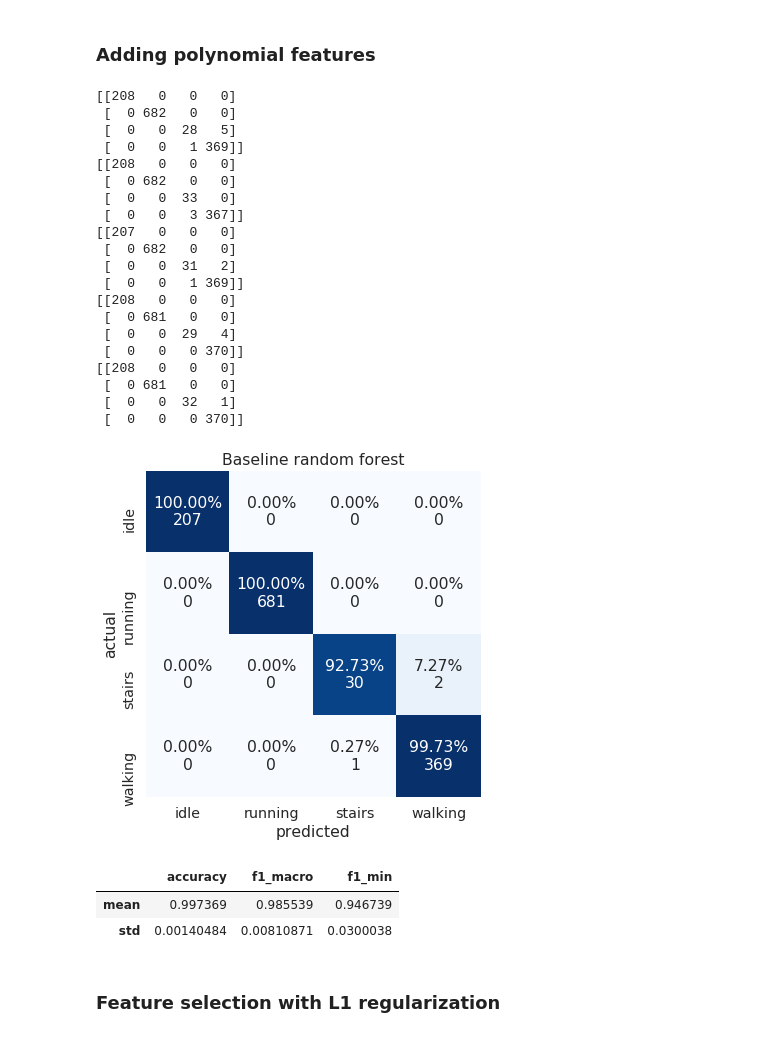
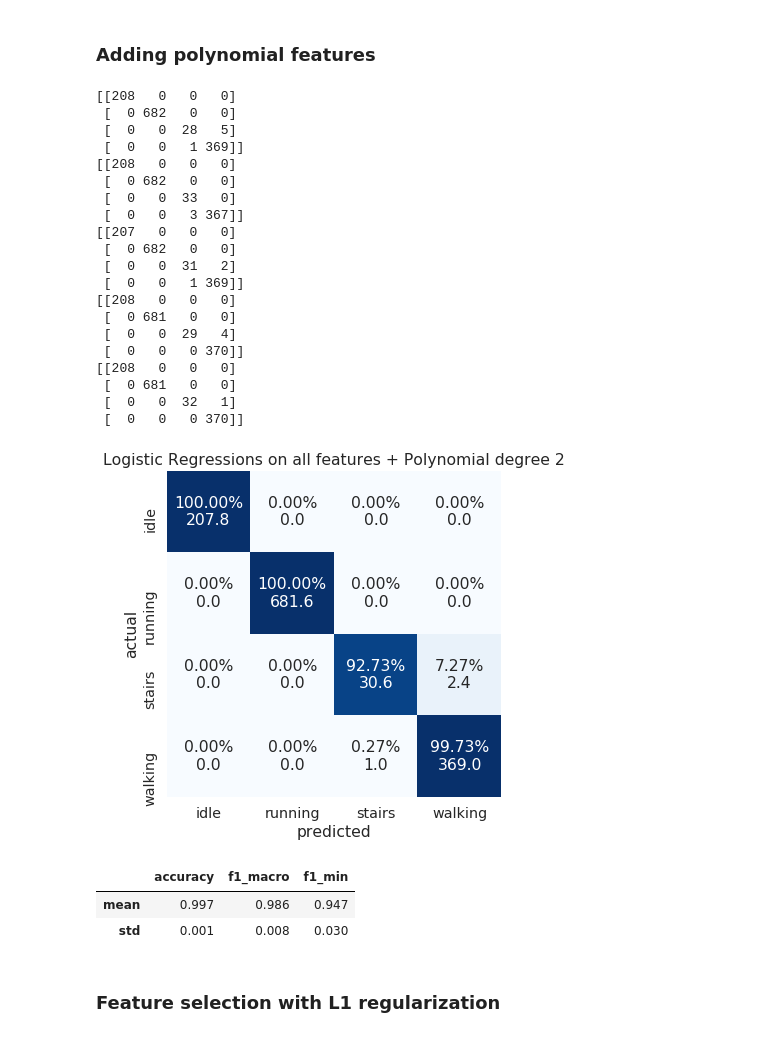
Before and after one commit to kilianovski/study, a Jupyter notebook: small_projects/activity_classification_accelerometer/activity_classification.ipynb, the cells around one changed output. Cells and saved outputs as stored; diff of their text form; code cells hidden in the pictures.

```diff
--- a/small_projects/activity_classification_accelerometer/activity_classification.ipynb
+++ b/small_projects/activity_classification_accelerometer/activity_classification.ipynb
@@ -71,0 +135,15 @@ Name: label, dtype: int64
+# %%
+fig, axes = plt.subplots(2, 2, figsize=(20, 20))
+axes = axes.flatten()
+
+
+steps = np.arange(30)
+
+for ax, label in zip(axes, classes):
+    sample = raw_data[raw_data['label'] == label].iloc[0]
+    sns.lineplot(y=sample[x_acc_cols].astype(float), x=steps, label='X', ax=ax)
+    sns.lineplot(y=sample[y_acc_cols].astype(float), x=steps, label='Y', ax=ax)
+    sns.lineplot(y=sample[z_acc_cols].astype(float), x=steps, label='Z', ax=ax).set_title(label)
+    ax.set_ylim(-40, 40)
+    ax.set_xlabel('time step')
+    ax.set_ylabel('m/$s^2$')
@@ -125,6 +213,7 @@ from IPython.display import display, HTML
 numerical_metrics = ['accuracy', 'f1_macro', 'f1_min']
 
 def evaluate_performance(y_true, y_pred):
+    """Calculates metrics and returns result as dict"""
     metrics = {
         'accuracy': accuracy_score(y_true, y_pred),
         'f1_macro': f1_score(y_true, y_pred, average='macro'),
@@ -159,10 +248,12 @@ def plot_confusion_matrix(df, title=None):
     plt.title(title);
 
 def print_cv_metrics(cv_metrics, title=None):
+    """Displays results on cross validation"""
     df = pd.DataFrame(cv_metrics)
     plot_confusion_matrix(df, title=title);
     plt.show()
     print_df = pd.concat([df.mean()[numerical_metrics], df.std()[numerical_metrics]], axis=1)
+    print_df = print_df.applymap(lambda x: round(x, 3))
     print_df.columns = ['mean', 'std']
     display(HTML(print_df.T.to_html()))
 # %%
@@ -262,5 +353,26 @@ print_cv_metrics(cv_metrics, 'Baseline Random Forest')
 # %%
 def extract_features(x_part, y_part, z_part):
+    """
+    Extract features from accelerometer readings.
+
+    First, magnitude across 3 axes is calculed and added as 4ht timeseries 'm'
+    Then, the followng features for each axis is calculated:
+    - mean: simple average for each axis
+    - minmax: difference between max value and min value for each axis
+    - min: minumum value for each axis
+    - rms: root mean square for each axis
+    - corr_xy, corr_yz, corr_xz - Pearson correlation coefs. for corresponding axis.
+
+    as proposed in 'A Study on Human Activity Recognition Using Accelerometer Data from Smartphones'
+    https://www.sciencedirect.com/science/article/pii/S1877050914008643
+
+    Parameters:
+            x_part, y_part, z_part: Arrays of shape n_samples x FRAME_LENGTH
+            with accelerometer readings
+
+    Returns:
+            features (DataFrame): DataFrame with generated features (19 features in total)
+    """
     magnitude_part = np.sqrt(x_part**2 + y_part**2 + z_part**2)
     ts_matrix = np.stack([x_part, y_part, z_part, magnitude_part], axis=1)
     ts_ax_names = ['x', 'y', 'z', 'm']
@@ -389,38 +503,38 @@ for train_ix, valid_ix in kfold.split(X, y):
     X_valid = scaler.transform(X_valid)
 
     cls = linear_model.LogisticRegression(max_iter=1_000)
     cls.fit(X_train, y_train)
     y_pred = cls.predict(X_valid)
 
     fold_metrics = evaluate_performance(y_valid, y_pred)
     cv_metrics.append(fold_metrics)
     print(fold_metrics['CM_not_normalized'])
-print_cv_metrics(cv_metrics, 'Baseline random forest')
+print_cv_metrics(cv_metrics, 'Logistic Regressions on all features + Polynomial degree 2')
 # %% [output]
 [[208   0   0   0]
  [  0 682   0   0]
  [  0   0  28   5]
  [  0   0   1 369]]
 [[208   0   0   0]
  [  0 682   0   0]
  [  0   0  33   0]
  [  0   0   3 367]]
 [[207   0   0   0]
  [  0 682   0   0]
  [  0   0  31   2]
  [  0   0   1 369]]
 [[208   0   0   0]
  [  0 681   0   0]
  [  0   0  29   4]
  [  0   0   0 370]]
 [[208   0   0   0]
  [  0 681   0   0]
  [  0   0  32   1]
  [  0   0   0 370]]
-[figure, old version]
+[figure, new version]
 |  | accuracy | f1_macro | f1_min |
-| mean | 0.997369 | 0.985539 | 0.946739 |
-| std | 0.00140484 | 0.00810871 | 0.0300038 |
+| mean | 0.997 | 0.986 | 0.947 |
+| std | 0.001 | 0.008 | 0.030 |
 # %% [markdown]
 ### Feature selection with L1 regularization
 # %%
```
Also changed, not shown: parts of 61 cells of this notebook.
